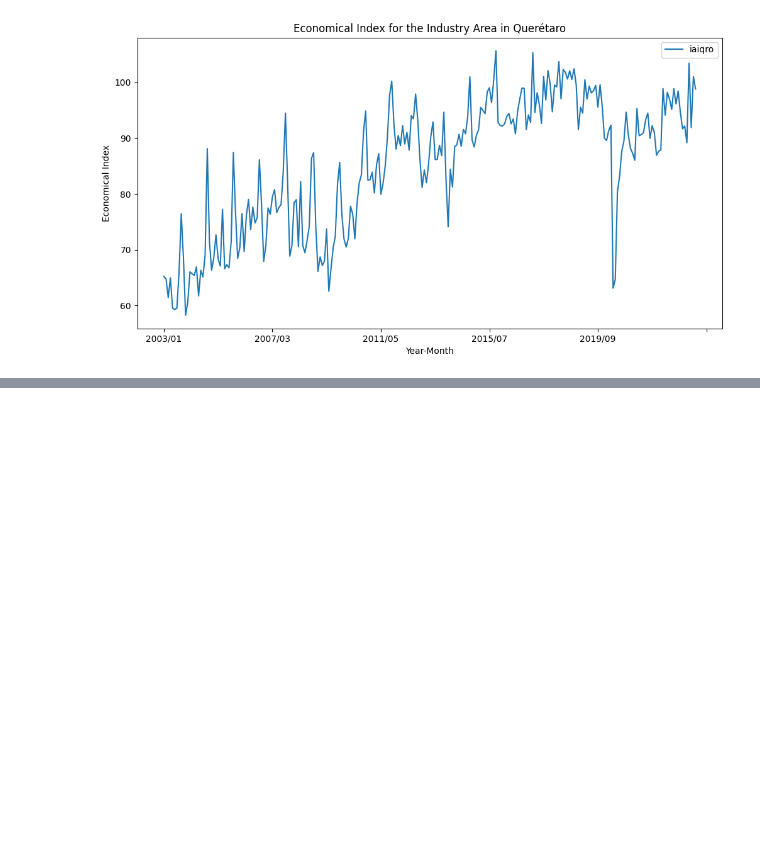
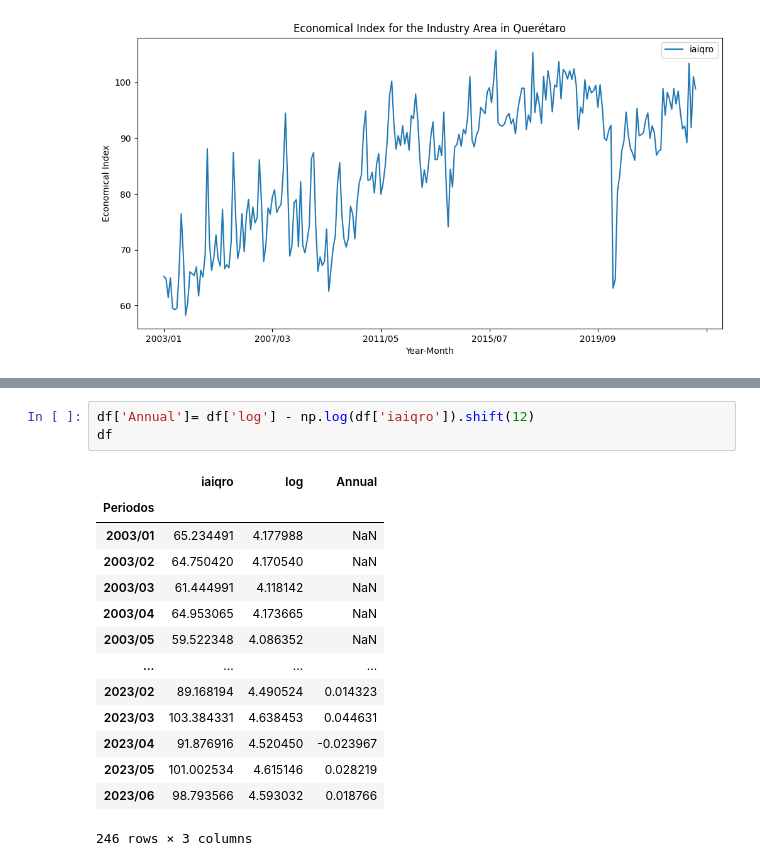
Before and after one commit to Jaime-prog/Statistics_Data_Science_TC3006C, a Jupyter notebook: Forecasting Queretaro Industrial Activity/RW_ARIMA_Simulation_Jaime.ipynb, the cells around one changed output, grey strips where cells are left out. Cells and saved outputs as stored; diff of their text form; blank space fills up the shorter version.

```diff
--- a/Forecasting Queretaro Industrial Activity/RW_ARIMA_Simulation_Jaime.ipynb
+++ b/Forecasting Queretaro Industrial Activity/RW_ARIMA_Simulation_Jaime.ipynb
@@ -170,0 +194,18 @@ plt.show()
+# %%
+df['Annual']= df['log'] - np.log(df['iaiqro']).shift(12)
+df
+# %% [output]
+|  | iaiqro | log | Annual |
+| Periodos |  |  |  |
+| 2003/01 | 65.234491 | 4.177988 | NaN |
+| 2003/02 | 64.750420 | 4.170540 | NaN |
+| 2003/03 | 61.444991 | 4.118142 | NaN |
+| 2003/04 | 64.953065 | 4.173665 | NaN |
+| 2003/05 | 59.522348 | 4.086352 | NaN |
+| ... | ... | ... | ... |
+| 2023/02 | 89.168194 | 4.490524 | 0.014323 |
+| 2023/03 | 103.384331 | 4.638453 | 0.044631 |
+| 2023/04 | 91.876916 | 4.520450 | -0.023967 |
+| 2023/05 | 101.002534 | 4.615146 | 0.028219 |
+| 2023/06 | 98.793566 | 4.593032 | 0.018766 |
+246 rows × 3 columns
```
Also changed, not shown: parts of 22 cells of this notebook.
